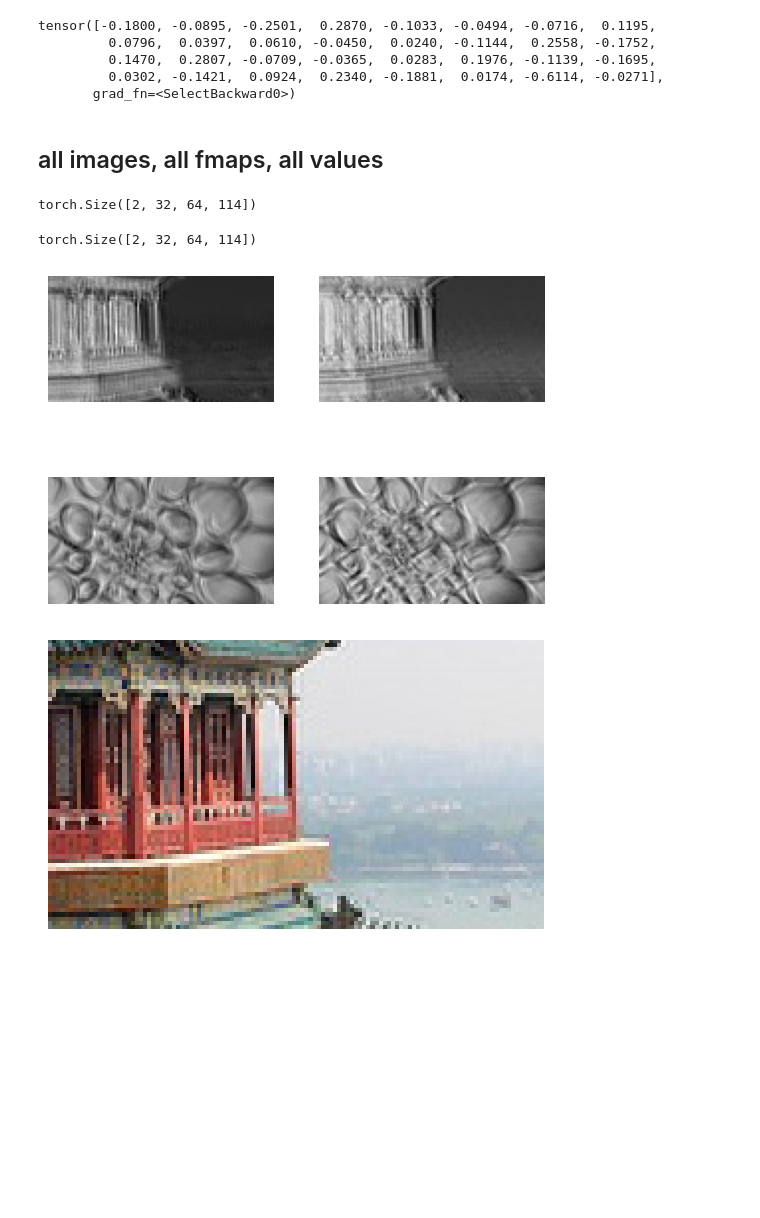
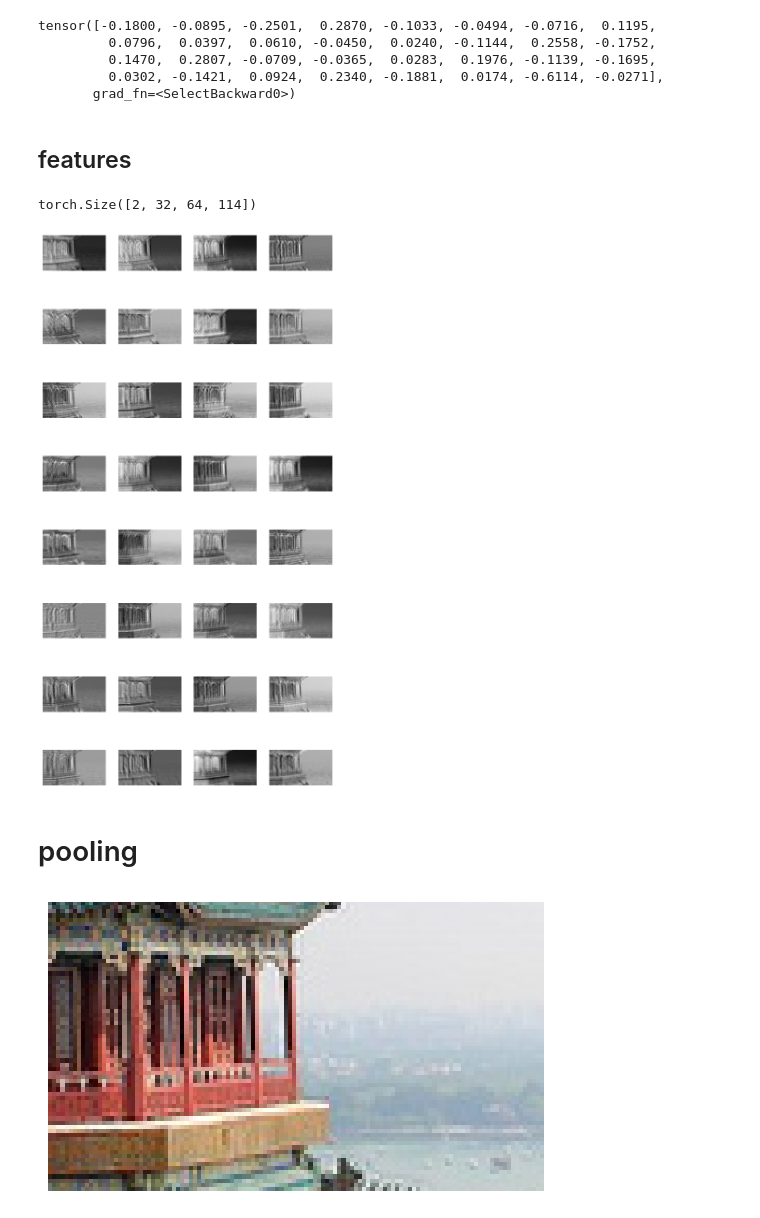
Before and after one commit to smammadl/ds_course, a Jupyter notebook: module4_dl/07_cnn.ipynb, the cells around one changed output. Cells and saved outputs as stored; diff of their text form; code cells hidden in the pictures; blank space fills up the shorter version.

```diff
--- a/module4_dl/07_cnn.ipynb
+++ b/module4_dl/07_cnn.ipynb
@@ -57 +39,8 @@ uint8 (2, 427, 640, 3)
+# %%
+from sklearn.datasets import load_sample_images
+
+sample_images = load_sample_images()['images']
+sample_images = np.stack(sample_images)
+sample_images = torch.FloatTensor(sample_images)
+sample_images /= 255
 # %%
@@ -199,5 +179,5 @@ tensor([-0.1800, -0.0895, -0.2501,  0.2870, -0.1033, -0.0494, -0.0716,  0.1195,
          0.0302, -0.1421,  0.0924,  0.2340, -0.1881,  0.0174, -0.6114, -0.0271],
        grad_fn=<SelectBackward0>)
 # %% [markdown]
-## all images, all fmaps, all values
+## features
 # %%
@@ -213,18 +193,15 @@ F.conv2d(
 # %% [output]
 torch.Size([2, 32, 64, 114])
 # %%
-print(fmaps.shape)
+fig,axs = plt.subplots(8,4,figsize=(8,16))
 
-for image_idx in (0, 1):
-    for fmap_idx in (0, 1):
-        plt.subplot(2, 2, image_idx * 2 + fmap_idx + 1)
-        plt.imshow(fmaps[image_idx, fmap_idx].detach(), cmap="gray")
-        plt.axis("off")
-
-plt.show()
+for ind, ax in enumerate(axs.flat):
+    ax.imshow(fmaps[0][ind].detach(), cmap='gray')
+    ax.axis('off')
 # %% [output]
-torch.Size([2, 32, 64, 114])
-[figure, old version]
+[figure, new version]
+# %% [markdown]
+# pooling
 # %%
 plot_image(cropped_images[0])
 # %% [output]
```
Also changed, not shown: parts of 26 cells of this notebook.
